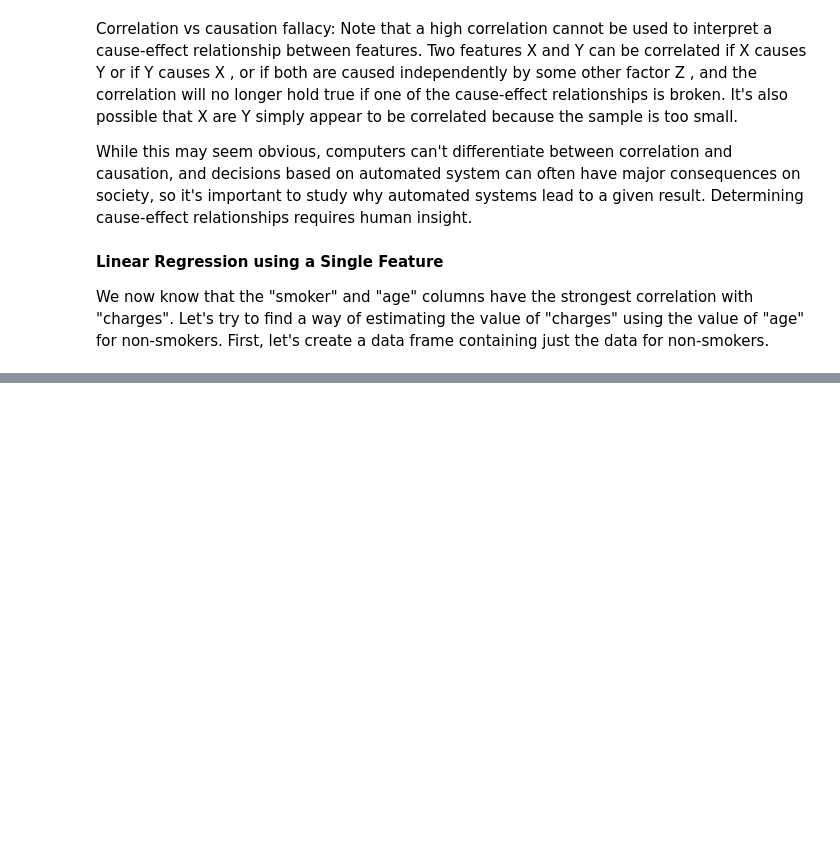
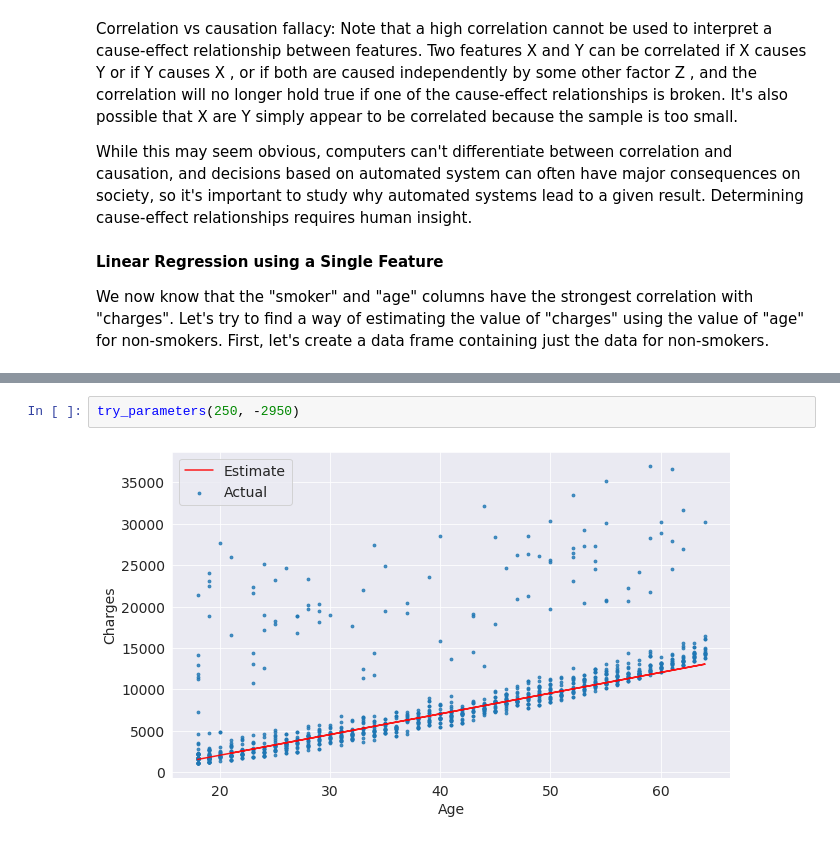
Before and after one commit to INSVICKY/Machine_learning_jovian, a Jupyter notebook: Vivek_python_sklearn_linear_regression.ipynb, the cells around one changed output, grey strips where cells are left out. Cells and saved outputs as stored; diff of their text form; blank space fills up the shorter version.

```diff
--- a/Vivek_python_sklearn_linear_regression.ipynb
+++ b/Vivek_python_sklearn_linear_regression.ipynb
@@ -371,0 +358,4 @@ non_smoker_df = medical_df[medical_df.smoker == 'no']
+# %%
+try_parameters(250, -2950)
+# %% [output]
+[figure, added]
```
Also changed, not shown: parts of 42 cells of this notebook.
